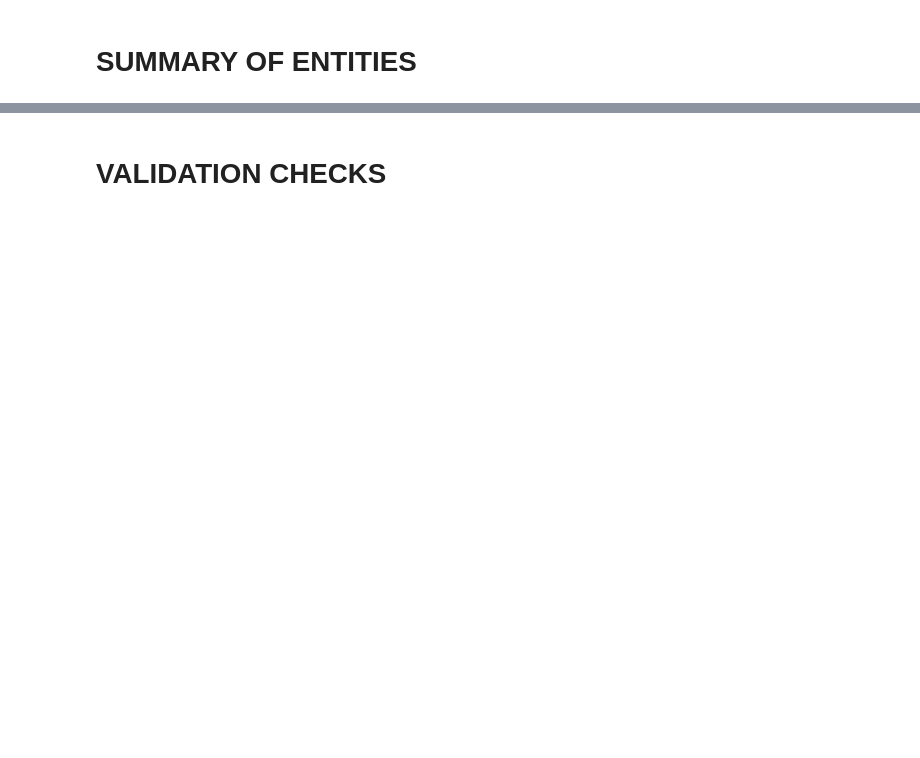
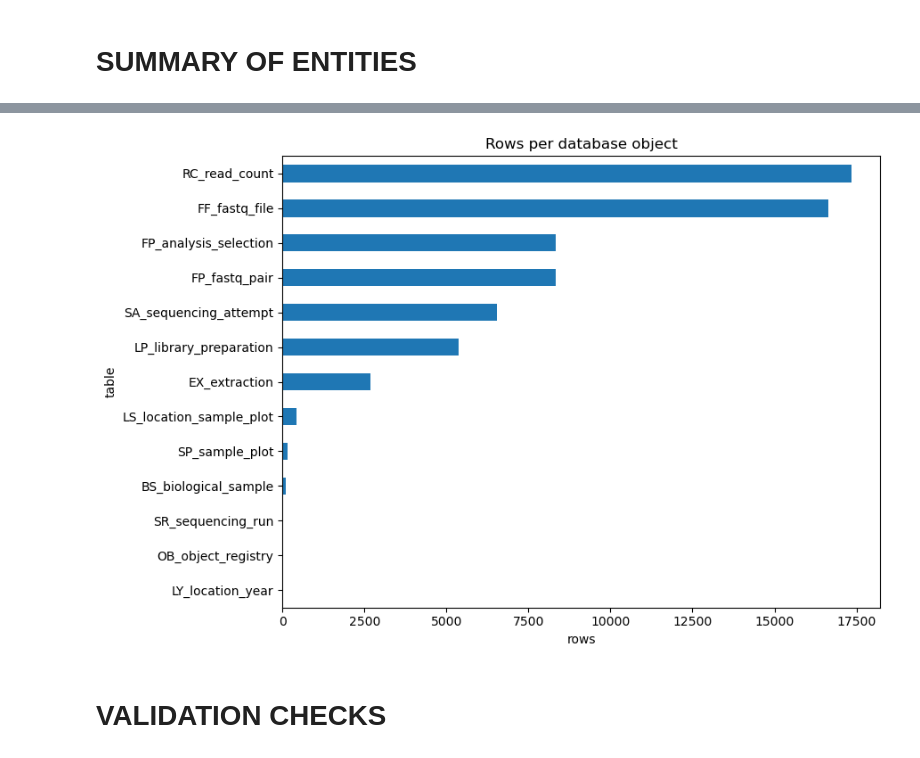
Before and after one commit to lauramilena3/MATRIX_METADATA, a Jupyter notebook: MICROBIOMICS/NOTEBOOKS/database_creation.ipynb, the cells around one changed output, grey strips where cells are left out. Saved outputs shown, nothing was run; the diff lists cells and outputs as text; code cells hidden in the pictures; blank space fills up the shorter version.

Commit message:
test new objects

````diff
--- a/MICROBIOMICS/NOTEBOOKS/database_creation.ipynb
+++ b/MICROBIOMICS/NOTEBOOKS/database_creation.ipynb
@@ -174,38 +201,6 @@ erDiagram
     FP_fastq_pair ||--o{ FF_fastq_file : contains
     FF_fastq_file ||--o| RC_read_count : counted_by
 ```
-# %%
-# Matplotlib relationship drawing, useful when Mermaid rendering is unavailable.
-import matplotlib.pyplot as plt
-from matplotlib.patches import FancyArrowPatch
-
-nodes = {
-    "LY": (0, 4),
-    "SP": (0, 2),
-    "LS": (2, 3),
-    "BS": (4, 3),
-    "EX": (6, 3),
-    "LP": (8, 3),
-    "SR": (8, 1),
-    "SA": (10, 3),
-    "FP": (12, 3),
-    "FF": (14, 3),
-    "RC": (16, 3),
-}
-labels = dict(zip(OB_object_registry["OB_code"], OB_object_registry["OB_table"]))
-edges = [("LY", "LS"), ("SP", "LS"), ("LS", "BS"), ("BS", "EX"), ("EX", "LP"), ("LP", "SA"), ("SR", "SA"), ("SA", "FP"), ("FP", "FF"), ("FF", "RC")]
-
-fig, ax = plt.subplots(figsize=(16, 5))
-for code, (x, y) in nodes.items():
-    ax.text(x, y, f"{code}
-{labels.get(code, '')}", ha="center", va="center", bbox=dict(boxstyle="round,pad=0.35", fc="white", ec="black"))
-for start, end in edges:
-    sx, sy = nodes[start]
-    ex, ey = nodes[end]
-    ax.add_patch(FancyArrowPatch((sx + 0.45, sy), (ex - 0.45, ey), arrowstyle="->", mutation_scale=12, linewidth=1.2))
-ax.set_axis_off()
-ax.set_title("Database relationship map")
-plt.show()
 # %% [markdown]
 # CREATE STABLE IDS
 # %%
@@ -543,8 +603,13 @@ DB_entity_summary
 # %%
-ax = DB_entity_summary.set_index("table")["rows"].sort_values().plot(kind="barh", figsize=(9, 6), title="Rows per database object")
-ax.set_xlabel("rows")
-plt.tight_layout()
-plt.show()
+if HAS_MATPLOTLIB:
+    ax = DB_entity_summary.set_index("table")["rows"].sort_values().plot(kind="barh", figsize=(9, 6), title="Rows per database object")
+    ax.set_xlabel("rows")
+    plt.tight_layout()
+    plt.show()
+else:
+    DB_entity_summary.sort_values("rows")
+# %% [output]
+[figure, added]
 # %% [markdown]
 # VALIDATION CHECKS
 # %%
````
Also changed, not shown: parts of 14 cells of this notebook, 13 other files.
